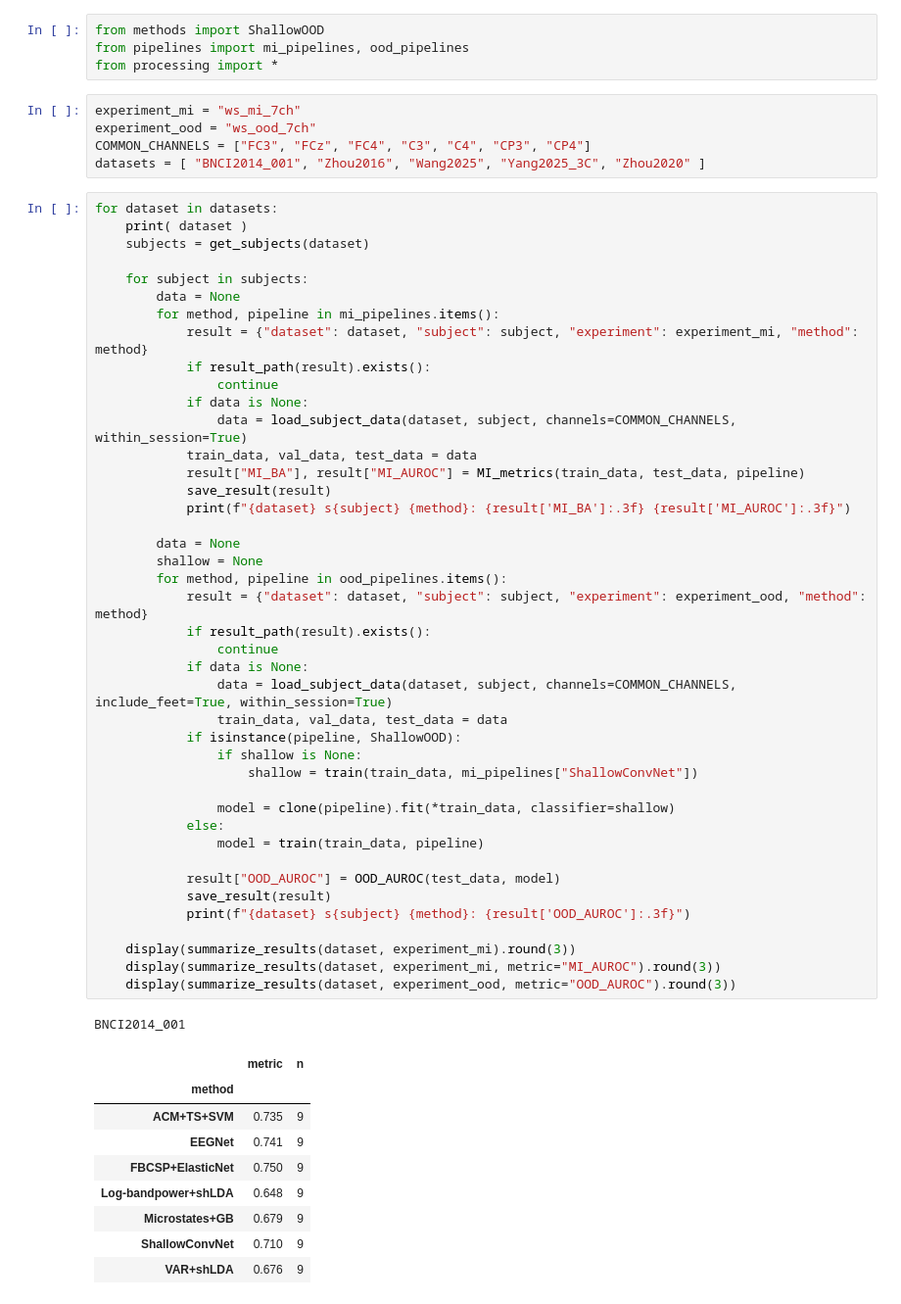
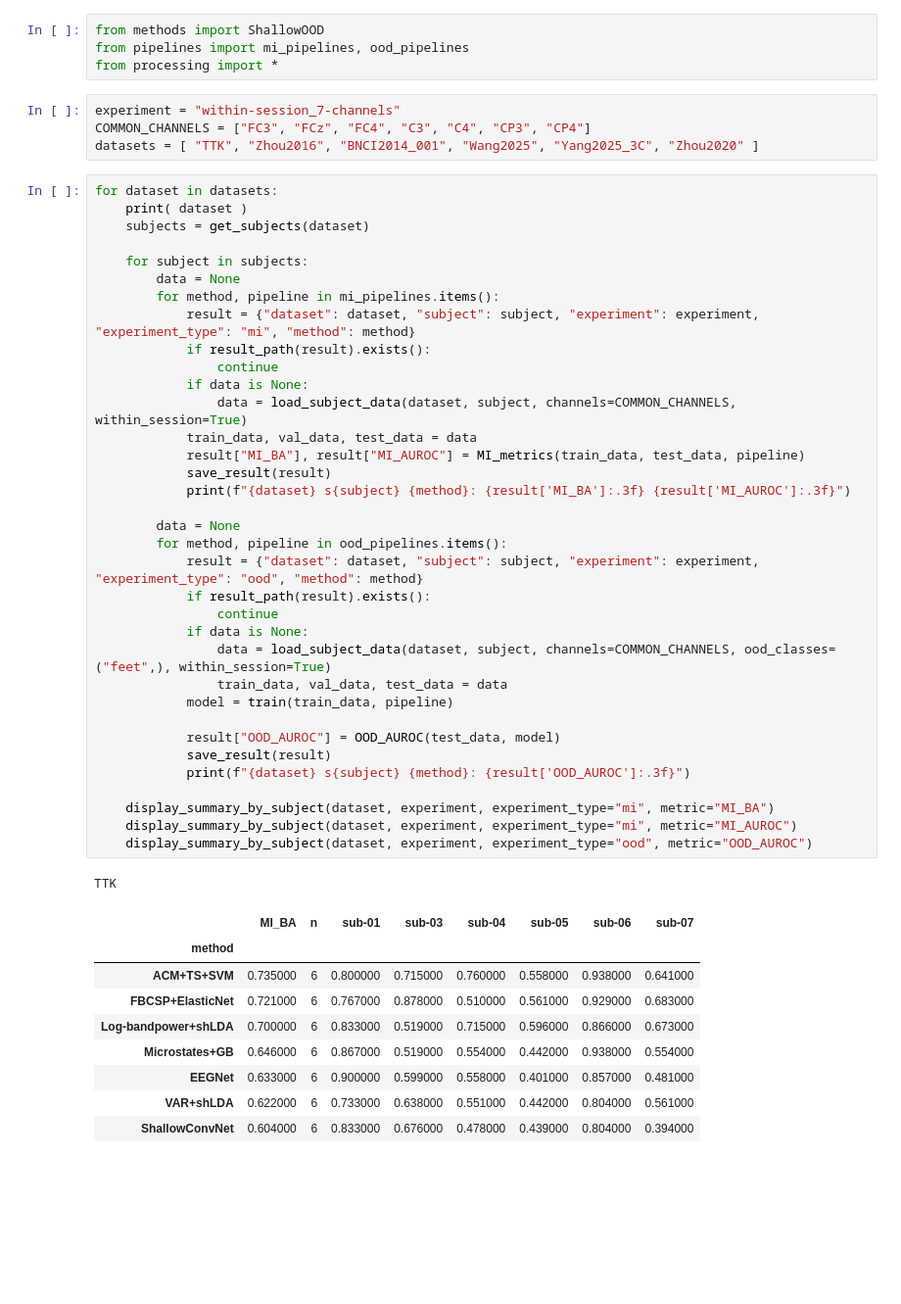
Before and after one commit to lizasheina/bci-oodd, a Jupyter notebook: mi-ood/experiment_within-session_7ch.ipynb, the cells around one changed output. Shown at 98% size. Cells and saved outputs as stored; diff of their text form; blank space fills up the shorter version.

```diff
--- a/mi-ood/experiment_within-session_7ch.ipynb
+++ b/mi-ood/experiment_within-session_7ch.ipynb
@@ -21,60 +21,52 @@ from methods import ShallowOOD
 from pipelines import mi_pipelines, ood_pipelines
 from processing import *
 # %%
-experiment_mi = "ws_mi_7ch"
-experiment_ood = "ws_ood_7ch"
+experiment = "within-session_7-channels"
 COMMON_CHANNELS = ["FC3", "FCz", "FC4", "C3", "C4", "CP3", "CP4"]
-datasets = [ "BNCI2014_001", "Zhou2016", "Wang2025", "Yang2025_3C", "Zhou2020" ]
+datasets = [ "TTK", "Zhou2016", "BNCI2014_001", "Wang2025", "Yang2025_3C", "Zhou2020" ]
 # %%
 for dataset in datasets:
     print( dataset )
     subjects = get_subjects(dataset)
 
     for subject in subjects:
         data = None
         for method, pipeline in mi_pipelines.items():
-            result = {"dataset": dataset, "subject": subject, "experiment": experiment_mi, "method": method}
+            result = {"dataset": dataset, "subject": subject, "experiment": experiment, "experiment_type": "mi", "method": method}
             if result_path(result).exists():
                 continue
             if data is None:
                 data = load_subject_data(dataset, subject, channels=COMMON_CHANNELS, within_session=True)
             train_data, val_data, test_data = data
             result["MI_BA"], result["MI_AUROC"] = MI_metrics(train_data, test_data, pipeline)
             save_result(result)
             print(f"{dataset} s{subject} {method}: {result['MI_BA']:.3f} {result['MI_AUROC']:.3f}")
 
         data = None
-        shallow = None
         for method, pipeline in ood_pipelines.items():
-            result = {"dataset": dataset, "subject": subject, "experiment": experiment_ood, "method": method}
+            result = {"dataset": dataset, "subject": subject, "experiment": experiment, "experiment_type": "ood", "method": method}
             if result_path(result).exists():
                 continue
             if data is None:
-                data = load_subject_data(dataset, subject, channels=COMMON_CHANNELS, include_feet=True, within_session=True)
+                data = load_subject_data(dataset, subject, channels=COMMON_CHANNELS, ood_classes=("feet",), within_session=True)
                 train_data, val_data, test_data = data
-            if isinstance(pipeline, ShallowOOD):
-                if shallow is None:
-                    shallow = train(train_data, mi_pipelines["ShallowConvNet"])
-
-                model = clone(pipeline).fit(*train_data, classifier=shallow)
-            else:
-                model = train(train_data, pipeline)
+            model = train(train_data, pipeline)
 
             result["OOD_AUROC"] = OOD_AUROC(test_data, model)
             save_result(result)
             print(f"{dataset} s{subject} {method}: {result['OOD_AUROC']:.3f}")
 
-    display(summarize_results(dataset, experiment_mi).round(3))
-    display(summarize_results(dataset, experiment_mi, metric="MI_AUROC").round(3))
-    display(summarize_results(dataset, experiment_ood, metric="OOD_AUROC").round(3))
+    display_summary_by_subject(dataset, experiment, experiment_type="mi", metric="MI_BA")
+    display_summary_by_subject(dataset, experiment, experiment_type="mi", metric="MI_AUROC")
+    display_summary_by_subject(dataset, experiment, experiment_type="ood", metric="OOD_AUROC")
 # %% [output]
-BNCI2014_001
+TTK
-|  | metric | n |
-| method |  |  |
-| ACM+TS+SVM | 0.735 | 9 |
-| EEGNet | 0.741 | 9 |
-| FBCSP+ElasticNet | 0.750 | 9 |
-| Log-bandpower+shLDA | 0.648 | 9 |
-| Microstates+GB | 0.679 | 9 |
-| ShallowConvNet | 0.710 | 9 |
-| VAR+shLDA | 0.676 | 9 |
+|  | MI_BA | n | sub-01 | sub-03 | sub-04 | sub-05 | sub-06 | sub-07 |
+| method |  |  |  |  |  |  |  |  |
+| ACM+TS+SVM | 0.735000 | 6 | 0.800000 | 0.715000 | 0.760000 | 0.558000 | 0.938000 | 0.641000 |
+| FBCSP+ElasticNet | 0.721000 | 6 | 0.767000 | 0.878000 | 0.510000 | 0.561000 | 0.929000 | 0.683000 |
+| Log-bandpower+shLDA | 0.700000 | 6 | 0.833000 | 0.519000 | 0.715000 | 0.596000 | 0.866000 | 0.673000 |
+| Microstates+GB | 0.646000 | 6 | 0.867000 | 0.519000 | 0.554000 | 0.442000 | 0.938000 | 0.554000 |
+| EEGNet | 0.633000 | 6 | 0.900000 | 0.599000 | 0.558000 | 0.401000 | 0.857000 | 0.481000 |
+| VAR+shLDA | 0.622000 | 6 | 0.733000 | 0.638000 | 0.551000 | 0.442000 | 0.804000 | 0.561000 |
+| ShallowConvNet | 0.604000 | 6 | 0.833000 | 0.676000 | 0.478000 | 0.439000 | 0.804000 | 0.394000 |
```
Also changed, not shown: parts of 2 cells of this notebook, 6 other files.
